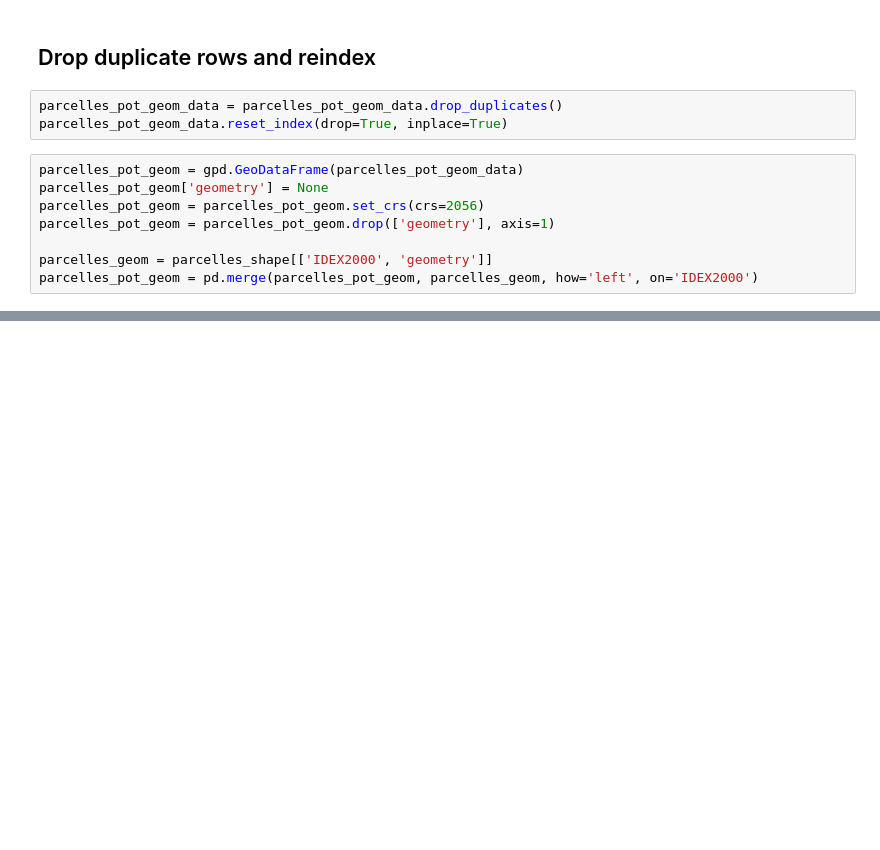
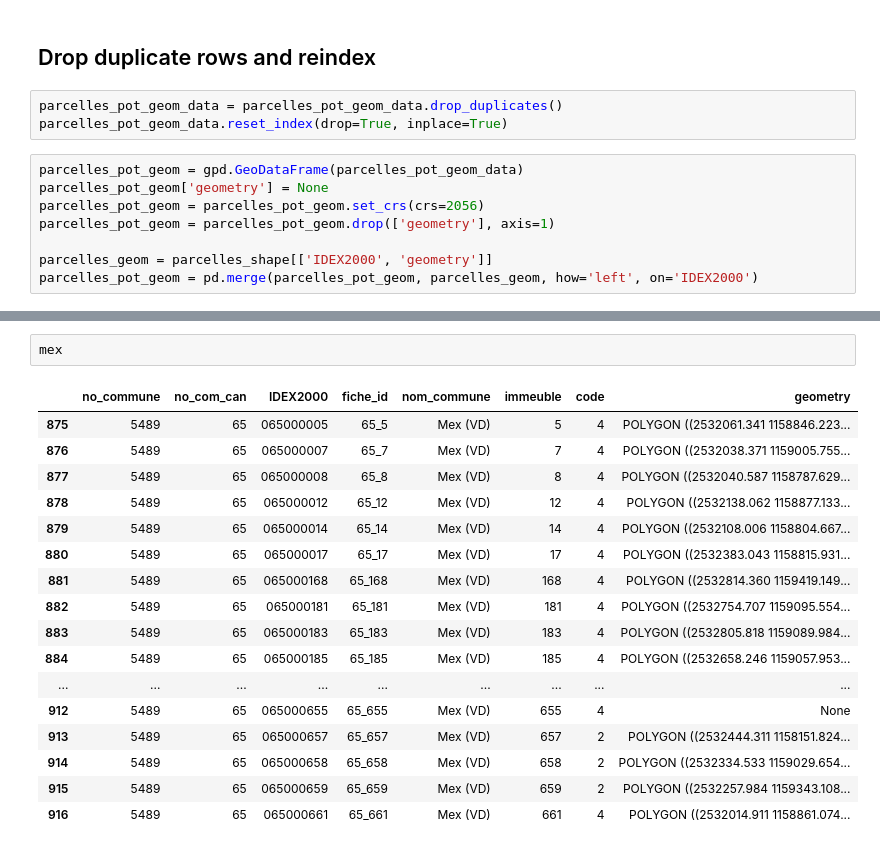
Before and after one commit to gowitz/goulet, a Jupyter notebook: notebook/goulet2.ipynb, the cells around one changed output, grey strips where cells are left out. Cells and saved outputs as stored; diff of their text form; blank space fills up the shorter version.

```diff
--- a/notebook/goulet2.ipynb
+++ b/notebook/goulet2.ipynb
@@ -133,0 +140,20 @@ Apples
+# %%
+mex
+# %% [output]
+|  | no_commune | no_com_can | IDEX2000 | fiche_id | nom_commune | immeuble | code | geometry |
+| 875 | 5489 | 65 | 065000005 | 65_5 | Mex (VD) | 5 | 4 | POLYGON ((2532061.341 1158846.223... |
+| 876 | 5489 | 65 | 065000007 | 65_7 | Mex (VD) | 7 | 4 | POLYGON ((2532038.371 1159005.755... |
+| 877 | 5489 | 65 | 065000008 | 65_8 | Mex (VD) | 8 | 4 | POLYGON ((2532040.587 1158787.629... |
+| 878 | 5489 | 65 | 065000012 | 65_12 | Mex (VD) | 12 | 4 | POLYGON ((2532138.062 1158877.133... |
+| 879 | 5489 | 65 | 065000014 | 65_14 | Mex (VD) | 14 | 4 | POLYGON ((2532108.006 1158804.667... |
+| 880 | 5489 | 65 | 065000017 | 65_17 | Mex (VD) | 17 | 4 | POLYGON ((2532383.043 1158815.931... |
+| 881 | 5489 | 65 | 065000168 | 65_168 | Mex (VD) | 168 | 4 | POLYGON ((2532814.360 1159419.149... |
+| 882 | 5489 | 65 | 065000181 | 65_181 | Mex (VD) | 181 | 4 | POLYGON ((2532754.707 1159095.554... |
+| 883 | 5489 | 65 | 065000183 | 65_183 | Mex (VD) | 183 | 4 | POLYGON ((2532805.818 1159089.984... |
+| 884 | 5489 | 65 | 065000185 | 65_185 | Mex (VD) | 185 | 4 | POLYGON ((2532658.246 1159057.953... |
+| ... | ... | ... | ... | ... | ... | ... | ... | ... |
+| 912 | 5489 | 65 | 065000655 | 65_655 | Mex (VD) | 655 | 4 | None |
+| 913 | 5489 | 65 | 065000657 | 65_657 | Mex (VD) | 657 | 2 | POLYGON ((2532444.311 1158151.824... |
+| 914 | 5489 | 65 | 065000658 | 65_658 | Mex (VD) | 658 | 2 | POLYGON ((2532334.533 1159029.654... |
+| 915 | 5489 | 65 | 065000659 | 65_659 | Mex (VD) | 659 | 2 | POLYGON ((2532257.984 1159343.108... |
+| 916 | 5489 | 65 | 065000661 | 65_661 | Mex (VD) | 661 | 4 | POLYGON ((2532014.911 1158861.074... |
```
Also changed, not shown: parts of 7 cells of this notebook, 1 other file.
